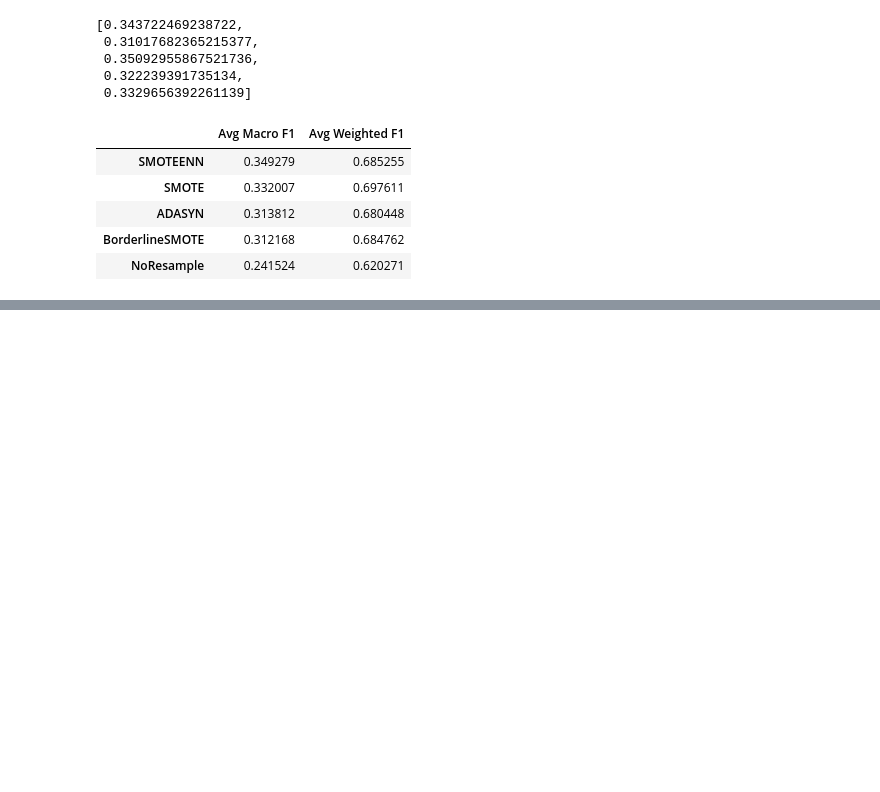
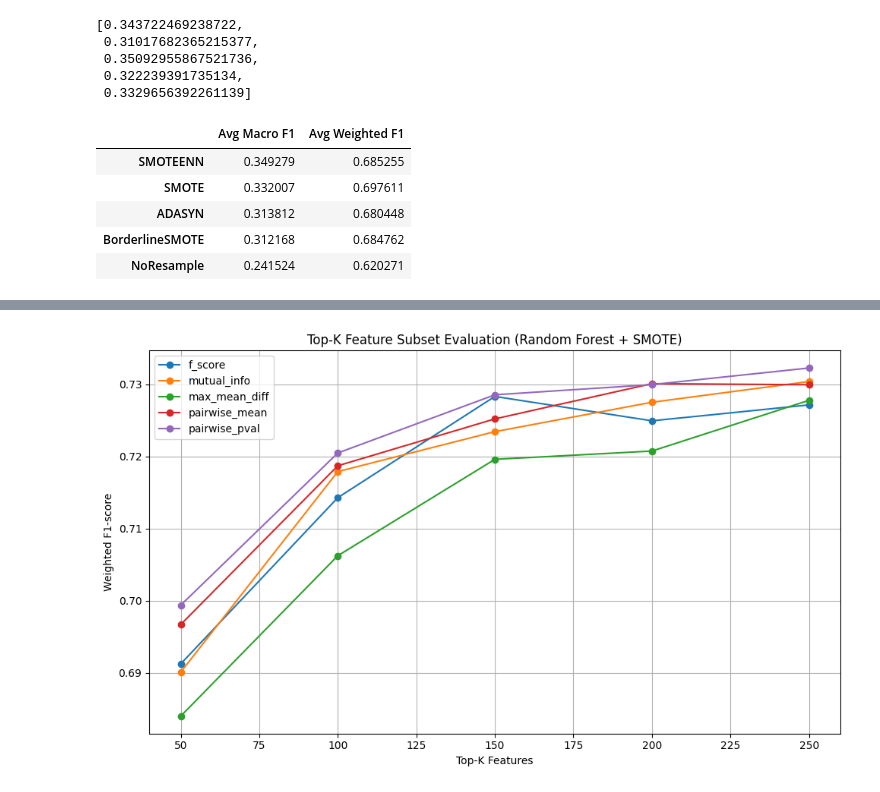
Before and after one commit to stellariumImpl/9417_project, a Jupyter notebook: notebooks/baseline.ipynb, the cells around one changed output, grey strips where cells are left out. Cells and saved outputs as stored; diff of their text form; code cells hidden in the pictures; blank space fills up the shorter version.

```diff
--- a/notebooks/baseline.ipynb
+++ b/notebooks/baseline.ipynb
@@ -510,0 +252,22 @@ Fitting 5 folds for each of 72 candidates, totalling 360 fits
+# %%
+# === Step 4: Plot curves ===
+def plot_topk_f1_curves(results):
+    plt.figure(figsize=(10, 6))
+    for name, score_list in results.items():
+        k_vals, f1_vals = zip(*score_list)
+        plt.plot(k_vals, f1_vals, marker='o', label=name)
+
+    plt.xlabel("Top-K Features")
+    plt.ylabel("Weighted F1-score")
+    plt.title("Top-K Feature Subset Evaluation (Random Forest + SMOTE)")
+    plt.legend()
+    plt.grid(True)
+    plt.tight_layout()
+    plt.show()
+
+# === Step 5: Run evaluation ===
+k_values = [50, 100, 150, 200, 250]
+results = evaluate_topk_f1_rf_manualcv(X, y, feature_rankings, k_list=k_values)
+plot_topk_f1_curves(results)
+# %% [output]
+[figure, added]
```
Also changed, not shown: parts of 6 cells of this notebook.
